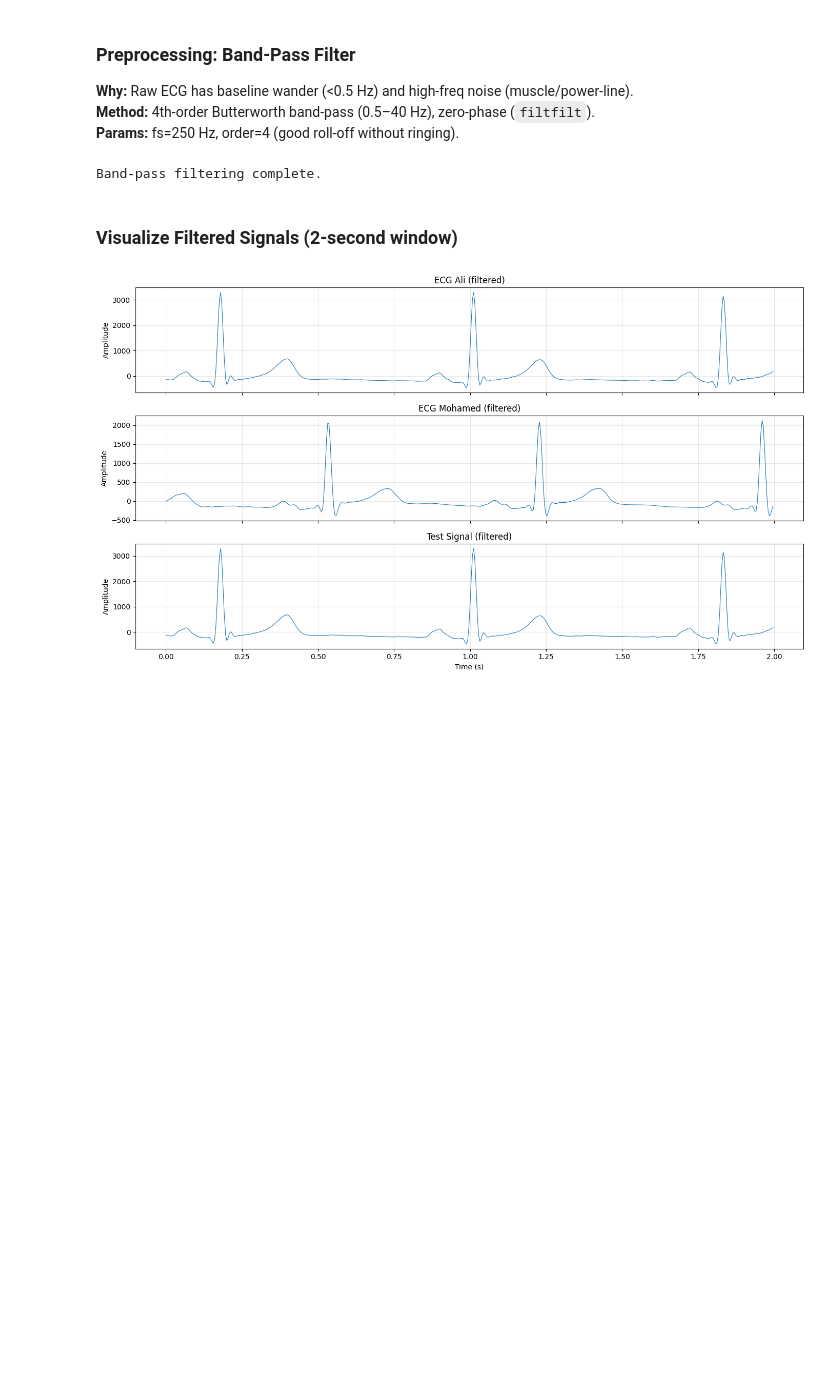
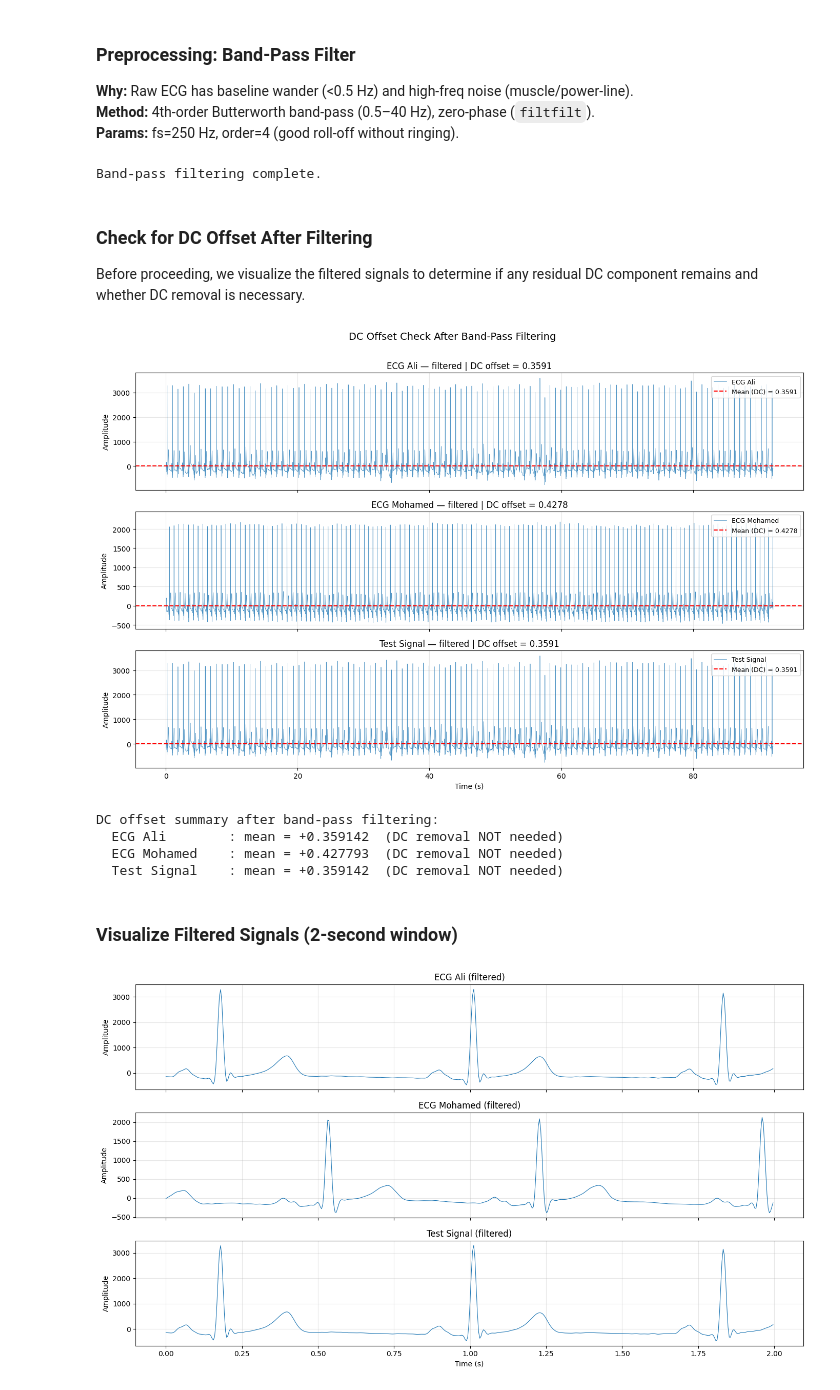
Before and after one commit to Kero-83/hci-tasks, a Jupyter notebook: Task 2/ECG_Signal_Processing.ipynb, the cells around one changed output. Cells and saved outputs as stored; diff of their text form; code cells hidden in the pictures; blank space fills up the shorter version.

Commit message:
add visualization to check if it is needed to remove dc componenet or not

```diff
--- a/Task 2/ECG_Signal_Processing.ipynb
+++ b/Task 2/ECG_Signal_Processing.ipynb
@@ -71,6 +71,45 @@ ecg_test_filt    = bandpass_filter(ecg_test,    LOWCUT, HIGHCUT, FS, ORDER)
 print("Band-pass filtering complete.")
 # %% [output]
 Band-pass filtering complete.
+# %% [markdown]
+### Check for DC Offset After Filtering
+
+Before proceeding, we visualize the filtered signals to determine if any residual DC component remains and whether DC removal is necessary.
+# %%
+# ── Check DC offset in filtered signals ─────────────────────────────
+fig, axes = plt.subplots(3, 1, figsize=(14, 9), sharex=True)
+
+signals_filt = [ecg_ali_filt, ecg_mohamed_filt, ecg_test_filt]
+labels = ["ECG Ali", "ECG Mohamed", "Test Signal"]
+
+for ax, sig, label in zip(axes, signals_filt, labels):
+    t = np.arange(len(sig)) / FS
+    mean_val = np.mean(sig)
+    ax.plot(t, sig, linewidth=0.5, alpha=0.8, label=label)
+    ax.axhline(y=mean_val, color="red", linestyle="--", linewidth=1.5,
+               label=f"Mean (DC) = {mean_val:.4f}")
+    ax.axhline(y=0, color="gray", linestyle=":", linewidth=0.8, alpha=0.5)
+    ax.set_title(f"{label} — filtered | DC offset = {mean_val:.4f}", fontsize=12)
+    ax.set_ylabel("Amplitude")
+    ax.legend(loc="upper right", fontsize=9)
+    ax.grid(True, alpha=0.3)
+
+axes[-1].set_xlabel("Time (s)")
+plt.suptitle("DC Offset Check After Band-Pass Filtering", fontsize=14, y=1.01)
+plt.tight_layout()
+plt.show()
+
+# Print summary
+print("DC offset summary after band-pass filtering:")
+for sig, label in zip(signals_filt, labels):
+    m = np.mean(sig)
+    print(f"  {label:15s}: mean = {m:+.6f}  (DC removal {"recommended" if abs(m) > 0.01 * np.std(sig) else "NOT needed"})")
+# %% [output]
+[figure, added]
+DC offset summary after band-pass filtering:
+  ECG Ali        : mean = +0.359142  (DC removal NOT needed)
+  ECG Mohamed    : mean = +0.427793  (DC removal NOT needed)
+  Test Signal    : mean = +0.359142  (DC removal NOT needed)
 # %% [markdown]
 ### Visualize Filtered Signals (2-second window)
 # %%
```
Also changed, not shown: 1 other file.
